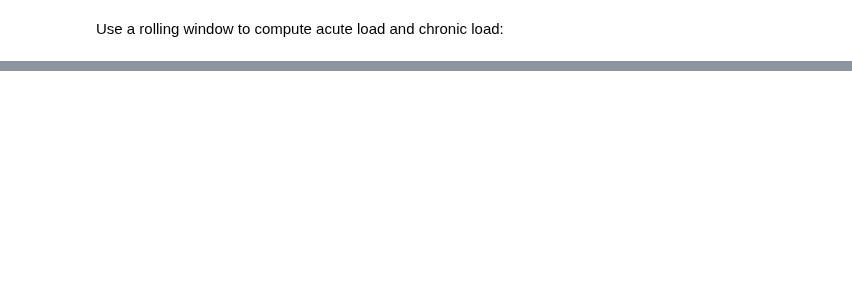
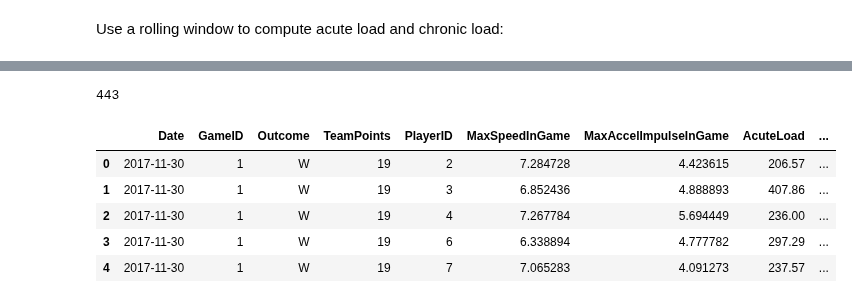
Before and after one commit to JoeRoussy/sta2453-project-1, a Jupyter notebook: fill_in_missing_rpe_data.ipynb, the cells around one changed output, grey strips where cells are left out. Cells and saved outputs as stored; diff of their text form; code cells hidden in the pictures; blank space fills up the shorter version.

```diff
--- a/fill_in_missing_rpe_data.ipynb
+++ b/fill_in_missing_rpe_data.ipynb
@@ -125,0 +124,18 @@ gps_df.head()
+# %%
+# merged_df = gps_df.merge(rpe_df, how='left', on=['Date', 'PlayerID'])
+# merged_df.head()
+gps_df['Date'] = pd.to_datetime(gps_df['Date'])
+train_performance = gps_df.merge(rpe_df[[
+    'Date','PlayerID', 'AcuteLoad',
+    'ChronicLoad','AcuteChronicRatio']],
+    how='left', on= ['Date','PlayerID']).drop_duplicates()
+print(len(train_performance))
+train_performance.head()
+# %% [output]
+443
+|  | Date | GameID | Outcome | TeamPoints | PlayerID | MaxSpeedInGame | MaxAccelImpulseInGame | AcuteLoad | ... |
+| 0 | 2017-11-30 | 1 | W | 19 | 2 | 7.284728 | 4.423615 | 206.57 | ... |
+| 1 | 2017-11-30 | 1 | W | 19 | 3 | 6.852436 | 4.888893 | 407.86 | ... |
+| 2 | 2017-11-30 | 1 | W | 19 | 4 | 7.267784 | 5.694449 | 236.00 | ... |
+| 3 | 2017-11-30 | 1 | W | 19 | 6 | 6.338894 | 4.777782 | 297.29 | ... |
+| 4 | 2017-11-30 | 1 | W | 19 | 7 | 7.065283 | 4.091273 | 237.57 | ... |
```
Also changed, not shown: parts of 10 cells of this notebook, 5 other files.
